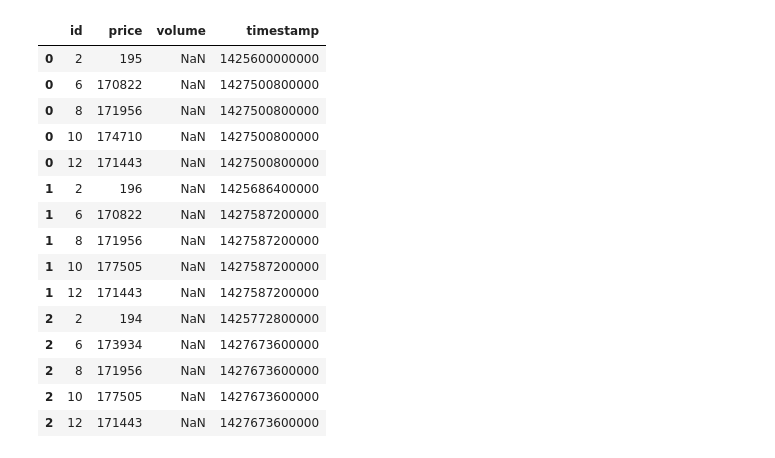
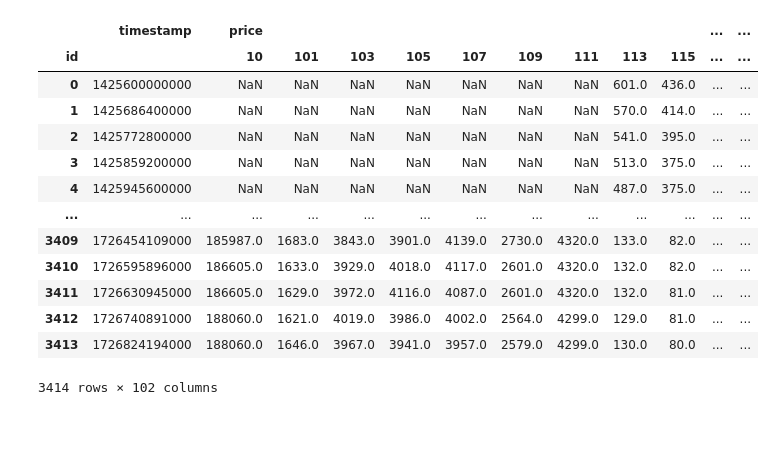
Before and after one commit to CameronChandler/grandexchange, a Jupyter notebook: notebooks/Scraping EDA.ipynb, the cells around one changed output. Cells and saved outputs as stored; diff of their text form; code cells hidden in the pictures; blank space fills up the shorter version.

```diff
--- a/notebooks/Scraping EDA.ipynb
+++ b/notebooks/Scraping EDA.ipynb
@@ -25,22 +28,0 @@ total_hours
-# %%
-HEADERS = {
-    'User-Agent': 'One-Off Querying for Data Science - Thanks for the cool data!',
-    'From': 'https://github.com/CameronChandler'
-}
-
-def get_data(item: int) -> Optional[pd.DataFrame]:
-    url = f'https://api.weirdgloop.org/exchange/history/osrs/all?id={item}&compress=false'
-
-    response = requests.get(url, headers=HEADERS)
-
-    if response.status_code != 200:
-        print(f'Item {item} Failed!')
-        return None
-
-    json = response.json()
-
-    # Failure {"success": false}
-    if 'success' in json:
-        return None
-
-    return pd.DataFrame(json[str(item)])
@@ -47,7 +113,7 @@ def get_data(item: int) -> Optional[pd.DataFrame]:
 # %%
 data = []
 
-for item in tqdm(ALL_ITEMS[:5]):
+for item in tqdm(ALL_ITEMS[:50]):
     d = get_data(item)
     sleep(1)
 
@@ -57,4 +123,5 @@ for item in tqdm(ALL_ITEMS[:5]):
     data.append(d)
 
 data = pd.concat(data).reset_index(drop=1)
-data.to_parquet('scraped_data.to_parquet')
+str_time = str(dt.datetime.now())[:19].replace(':', '-')
+data.to_parquet(f'../data/scraped_data {str_time}.to_parquet')
@@ -60,0 +164,5 @@ data.to_parquet('scraped_data.to_parquet')
+# %%
+data['value_traded'] = data.price * data.volume
+d = (data.groupby('id').value_traded.max() / 1_000_000).sort_values().reset_index()
+d['name'] = d['id'].replace(name_map)
+d
@@ -61,19 +187,19 @@ data.to_parquet('scraped_data.to_parquet')
 # %%
-data.loc[[0, 1, 2]]
+table = pd.pivot_table(data, index='timestamp', columns='id', values=['price', 'volume']).reset_index()
+table['datetime'] = pd.to_datetime(table.timestamp, unit='ms').dt.tz_localize('UTC').dt.tz_convert(tz)
+table
 # %% [output]
-|  | id | price | volume | timestamp |
-| 0 | 2 | 195 | NaN | 1425600000000 |
-| 0 | 6 | 170822 | NaN | 1427500800000 |
-| 0 | 8 | 171956 | NaN | 1427500800000 |
-| 0 | 10 | 174710 | NaN | 1427500800000 |
-| 0 | 12 | 171443 | NaN | 1427500800000 |
-| 1 | 2 | 196 | NaN | 1425686400000 |
-| 1 | 6 | 170822 | NaN | 1427587200000 |
-| 1 | 8 | 171956 | NaN | 1427587200000 |
-| 1 | 10 | 177505 | NaN | 1427587200000 |
-| 1 | 12 | 171443 | NaN | 1427587200000 |
-| 2 | 2 | 194 | NaN | 1425772800000 |
-| 2 | 6 | 173934 | NaN | 1427673600000 |
-| 2 | 8 | 171956 | NaN | 1427673600000 |
-| 2 | 10 | 177505 | NaN | 1427673600000 |
-| 2 | 12 | 171443 | NaN | 1427673600000 |
+|  | timestamp | price |  |  |  |  |  |  |  |  | ... | ... |
+| id |  | 10 | 101 | 103 | 105 | 107 | 109 | 111 | 113 | 115 | ... | ... |
+| 0 | 1425600000000 | NaN | NaN | NaN | NaN | NaN | NaN | NaN | 601.0 | 436.0 | ... | ... |
+| 1 | 1425686400000 | NaN | NaN | NaN | NaN | NaN | NaN | NaN | 570.0 | 414.0 | ... | ... |
+| 2 | 1425772800000 | NaN | NaN | NaN | NaN | NaN | NaN | NaN | 541.0 | 395.0 | ... | ... |
+| 3 | 1425859200000 | NaN | NaN | NaN | NaN | NaN | NaN | NaN | 513.0 | 375.0 | ... | ... |
+| 4 | 1425945600000 | NaN | NaN | NaN | NaN | NaN | NaN | NaN | 487.0 | 375.0 | ... | ... |
+| ... | ... | ... | ... | ... | ... | ... | ... | ... | ... | ... | ... | ... |
+| 3409 | 1726454109000 | 185987.0 | 1683.0 | 3843.0 | 3901.0 | 4139.0 | 2730.0 | 4320.0 | 133.0 | 82.0 | ... | ... |
+| 3410 | 1726595896000 | 186605.0 | 1633.0 | 3929.0 | 4018.0 | 4117.0 | 2601.0 | 4320.0 | 132.0 | 82.0 | ... | ... |
+| 3411 | 1726630945000 | 186605.0 | 1629.0 | 3972.0 | 4116.0 | 4087.0 | 2601.0 | 4320.0 | 132.0 | 81.0 | ... | ... |
+| 3412 | 1726740891000 | 188060.0 | 1621.0 | 4019.0 | 3986.0 | 4002.0 | 2564.0 | 4299.0 | 129.0 | 81.0 | ... | ... |
+| 3413 | 1726824194000 | 188060.0 | 1646.0 | 3967.0 | 3941.0 | 3957.0 | 2579.0 | 4299.0 | 130.0 | 80.0 | ... | ... |
+3414 rows × 102 columns
```
Also changed, not shown: parts of 17 cells of this notebook, 11 other files.
